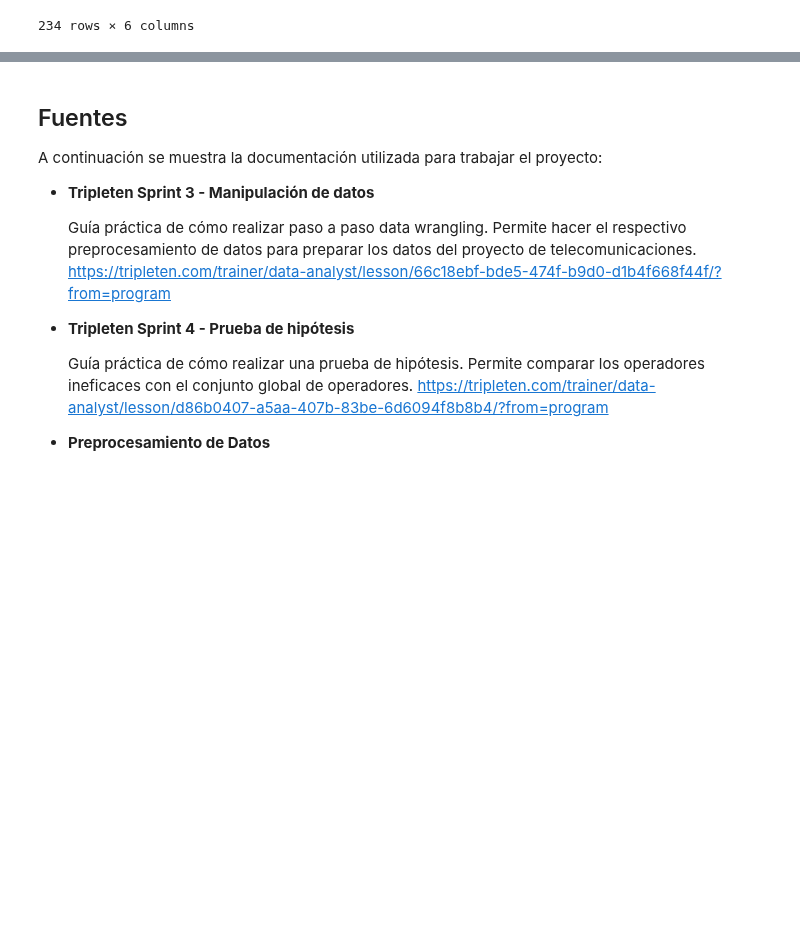
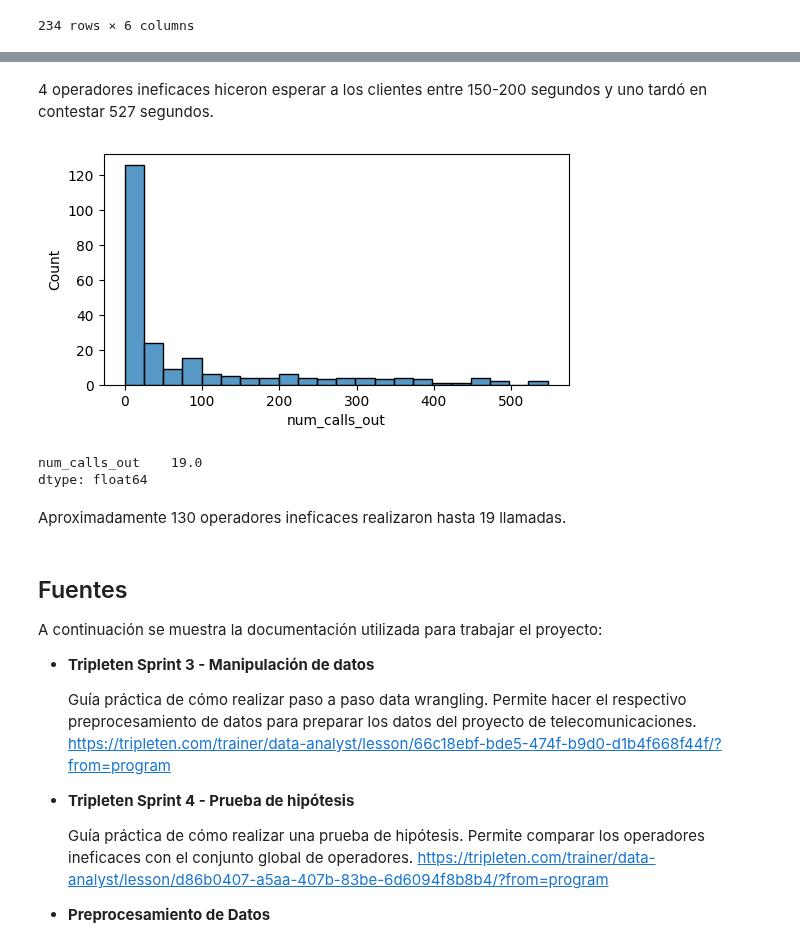
Before and after one commit to ScinDBad/DA_proyecto_final, a Jupyter notebook: proyecto_sp_14.ipynb, the cells around one changed output, grey strips where cells are left out. Drawn from its saved outputs; the diff is of its cells as text; code cells hidden in the pictures; blank space fills up the shorter version.

```diff
--- a/proyecto_sp_14.ipynb
+++ b/proyecto_sp_14.ipynb
@@ -888,3 +900,18 @@ report[(report['complete_tasks']==False) & (report['num_calls_out']<200)].sort_v
+# %% [markdown]
+4 operadores ineficaces hiceron esperar a los clientes entre 150-200 segundos y uno tardó en contestar 527 segundos.
+# %%
+# Trazar histograma de llamadas salientes por operadores ineficaces
+plt.figure(figsize=(6,3))
+sns.histplot(data=report[report['complete_tasks']==False], x='num_calls_out', bins=22)
+plt.show()
+
+report[report['complete_tasks']==False][['num_calls_out']].median()
+# %% [output]
+[figure, added]
+num_calls_out    19.0
+dtype: float64
+# %% [markdown]
+Aproximadamente 130 operadores ineficaces realizaron hasta 19 llamadas.
 # %% [markdown]
 ## Fuentes
 
```
Also changed, not shown: parts of 9 cells of this notebook.
